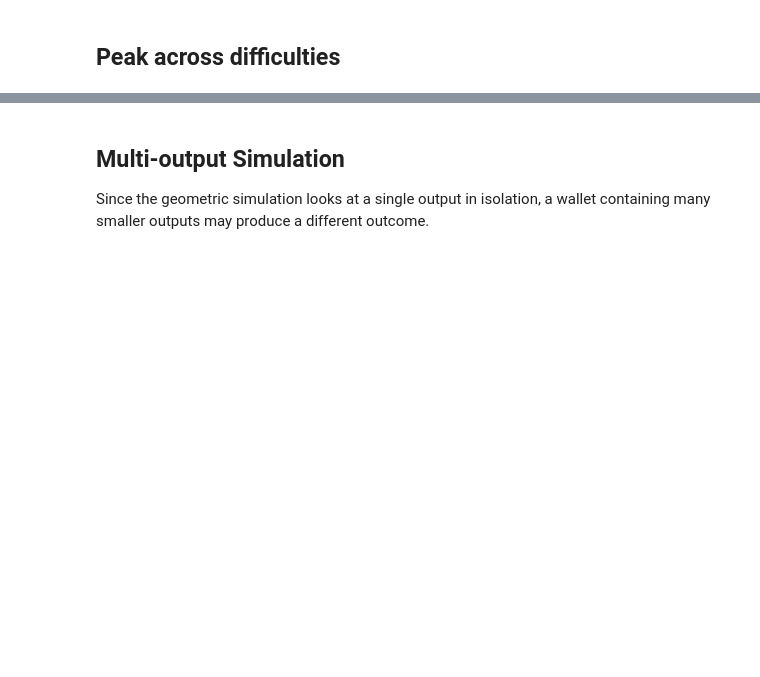
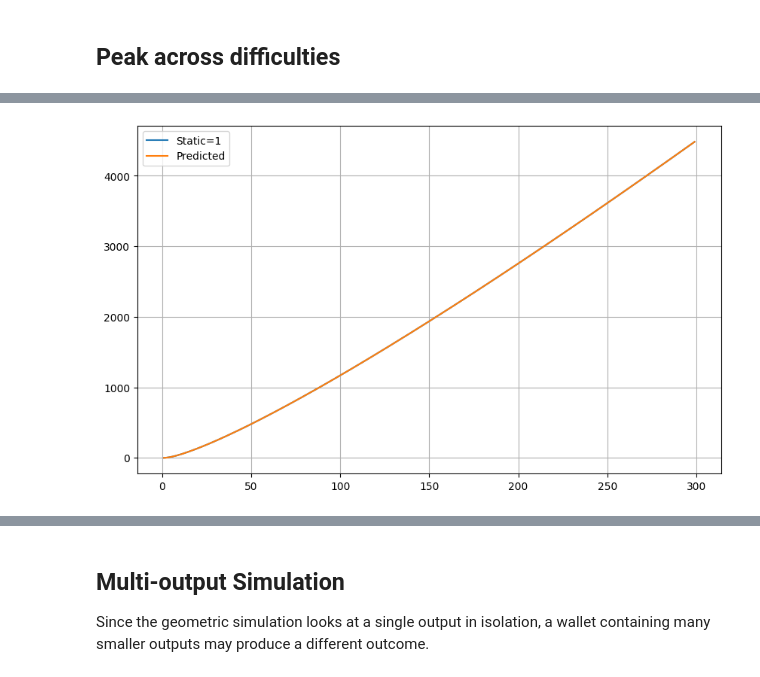
Before and after one commit to MatthewLM/OptimumPeercoinUTXO, a Jupyter notebook: OptimumUTXO.ipynb, the cells around one changed output, grey strips where cells are left out. Cells and saved outputs as stored; diff of their text form; code cells hidden in the pictures; blank space fills up the shorter version.

```diff
--- a/OptimumUTXO.ipynb
+++ b/OptimumUTXO.ipynb
@@ -326,0 +368,16 @@ plt.show()
+# %%
+diffs = np.array(diffs)
+exog = pd.DataFrame({
+    "const": 1,
+    "diff": diffs,
+    "diff^(1/2)": diffs**(1/2),
+    "diff^(1/3)": diffs**(1/3),
+    "diff^(1/4)": diffs**(1/4),
+    "diff^(1/5)": diffs**(1/5),
+    "diff^(1/6)": diffs**(1/6),
+    "diff^(1/7)": diffs**(1/7),
+    "diff^(1/8)": diffs**(1/8),
+})
+# %%
+model = sm.OLS(optimumForDiffStatic1, exog).fit()
+model.summary()
@@ -326,0 +413,10 @@ plt.show()
+# %%
+ypred = model.predict(exog)
+fig, ax = plt.subplots(figsize=(10, 6))
+h1, = ax.plot(diffs, optimumForDiffStatic1, label="Static=1")
+h2, = ax.plot(diffs, ypred, label="Predicted")
+ax.legend(handles=[h1, h2])
+plt.grid(which="both")
+plt.show()
+# %% [output]
+[figure, added]
```
Also changed, not shown: parts of 45 cells of this notebook.
